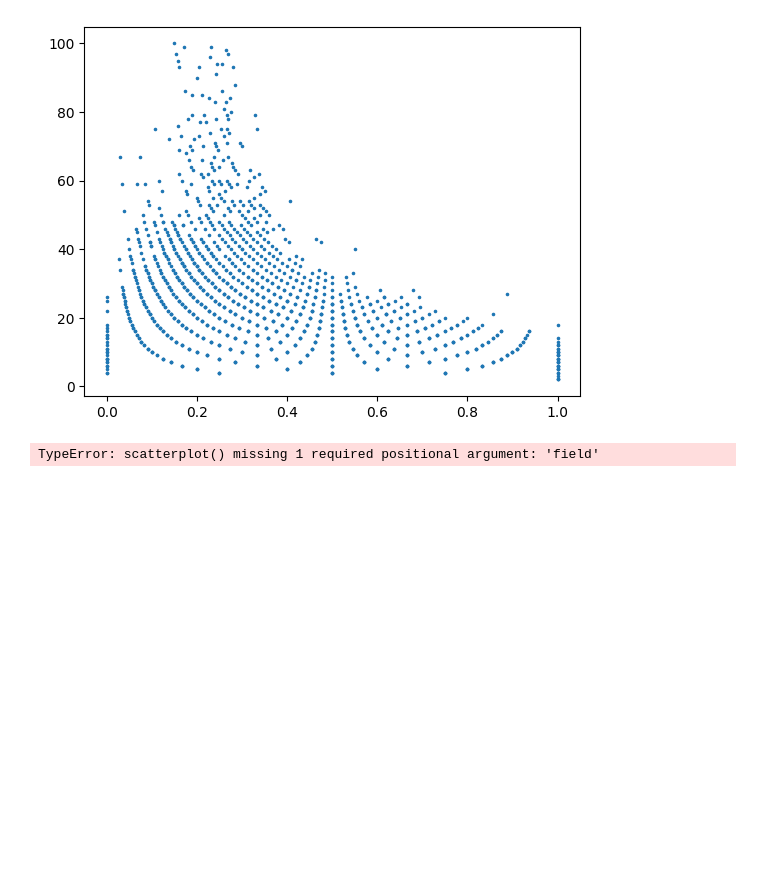
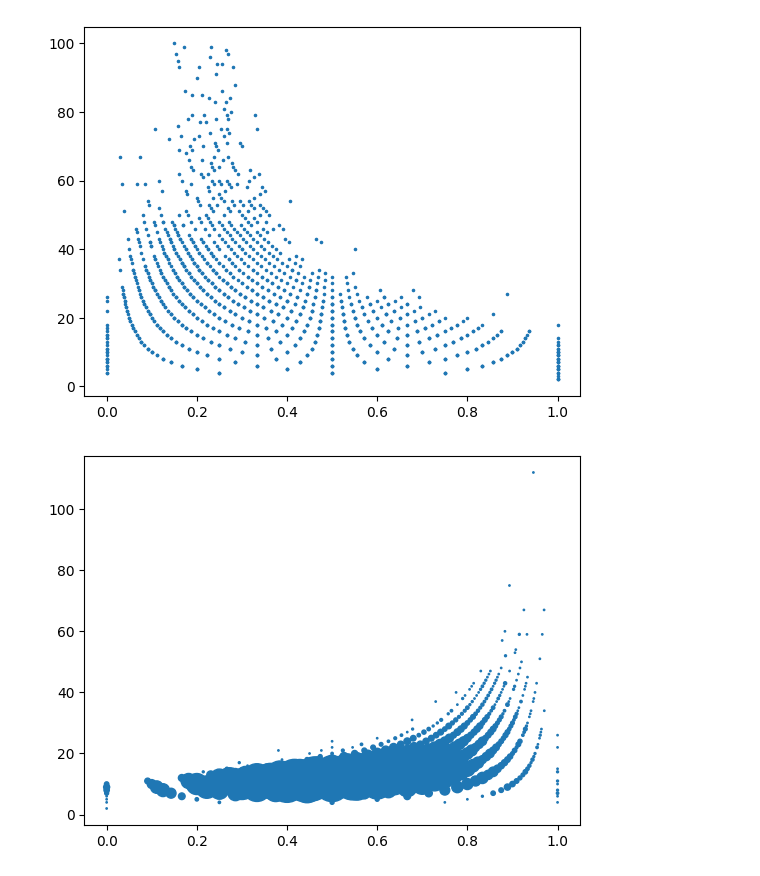
Before and after one commit to P-Hicks/SeniorResearchProject, a Jupyter notebook: notebook_turn_type_graphs.ipynb, the cells around one changed output. Drawn from its saved outputs; the diff is of its cells as text; code cells hidden in the pictures; blank space fills up the shorter version.

```diff
--- a/notebook_turn_type_graphs.ipynb
+++ b/notebook_turn_type_graphs.ipynb
@@ -49,7 +49,7 @@ scatterplot(df, 'Replacement', xfield='percentdiscards', yfield='numturns', fiel
 # %% [output]
 [figure]
 # %%
-scatterplot(df, 'NewBiggestFirst', xfield='percentdraws', yfield='numturns')
+scatterplot(df, 'NewBiggestFirst', xfield='percentdraws', yfield='numturns', field="draws")
 # %% [output]
-TypeError: scatterplot() missing 1 required positional argument: 'field'
+[figure, added]
 # %%
```
Also changed, not shown: parts of 6 cells of this notebook, 5 other files.
